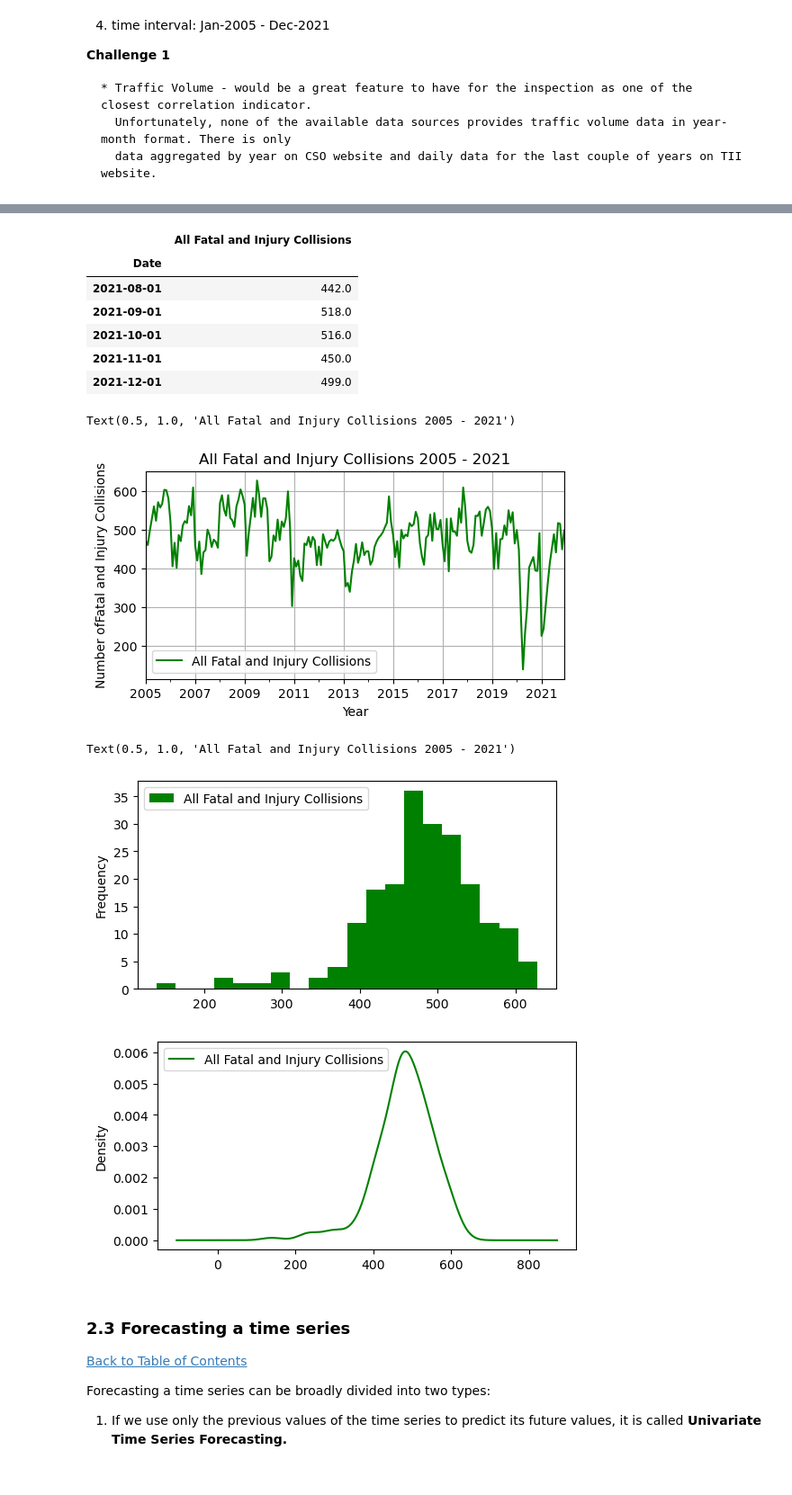
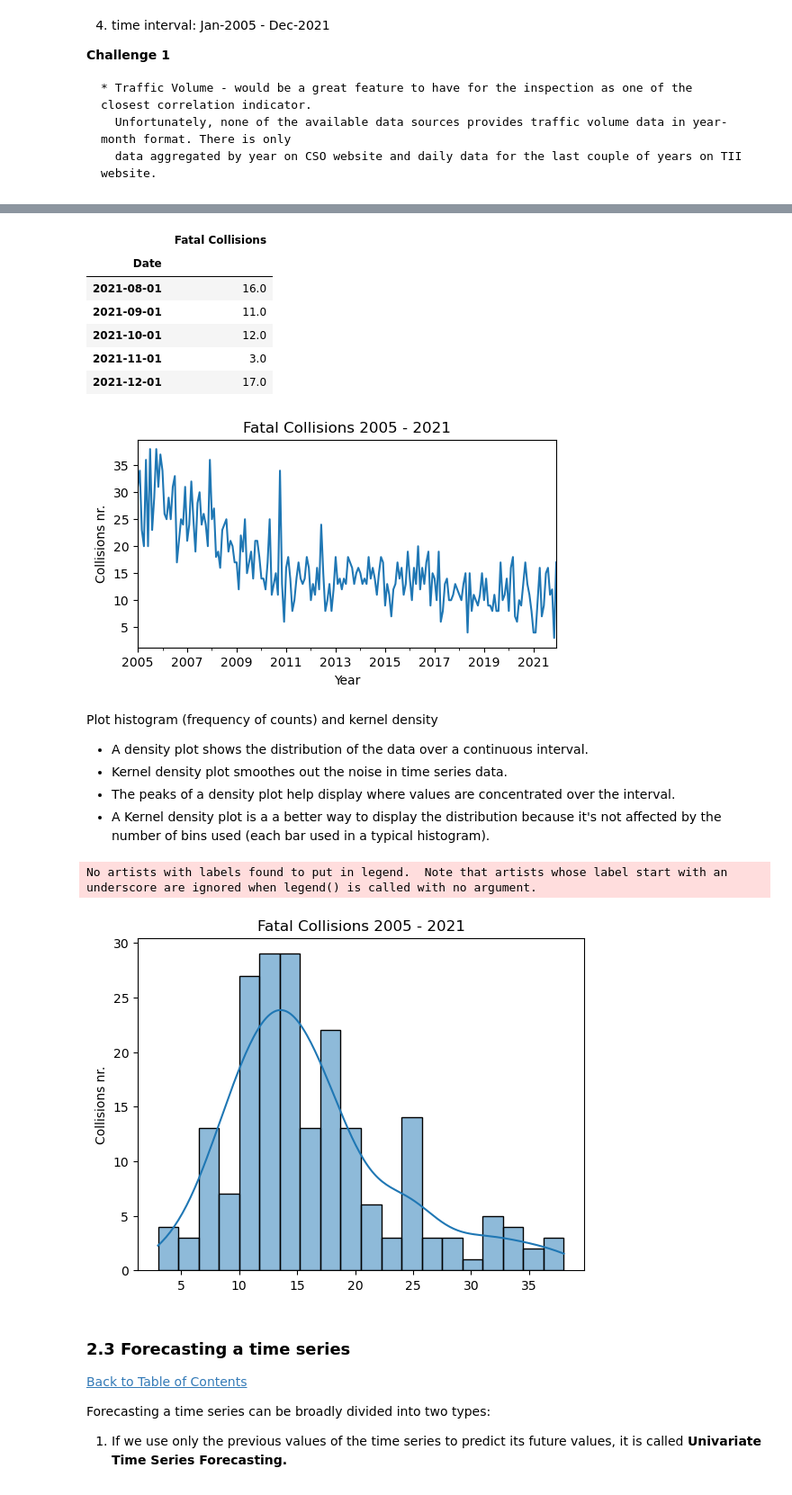
Before and after one commit to Natidhcp/CCT_MSc_DA_CA2, a Jupyter notebook: CA2.ipynb, the cells around one changed output, grey strips where cells are left out. Shown at 90% size. Cells and saved outputs as stored; diff of their text form; code cells hidden in the pictures.

```diff
--- a/CA2.ipynb
+++ b/CA2.ipynb
@@ -603,5 +753,5 @@ df['COUNTY'] = df['COUNTY'].str.title()
 # %%
-data = pd.read_csv('C:/Users/dmitri.iolchin/1_NAT/CA2/safety/by_county_2013_2023.csv')
+data = pd.read_csv('by_county_2013_2023.csv')
 grouped = data.groupby(['County', 'Statistic Label'])['VALUE'].sum().unstack()
 grouped['% Killed'] = round(grouped['Killed Casualities']/grouped['Fatal Collisions'],2)
 # Reset index
@@ -690,3 +823,0 @@ To explore available trends, dependencies and create a deep understanding of ava
-# %%
-grouped = dfm.groupby(['Date', 'Statistic'])['value'].sum().unstack()
-grouped.info()
@@ -744,50 +851,39 @@ A time series is composed of mainly trend, seasonality, and noise. We will take
 # %%
-df = pd.DataFrame(grouped, columns = ['All Fatal and Injury Collisions'])
+df = pd.DataFrame(grouped, columns = ['Fatal Collisions'])
 df.tail()
 # %% [output]
-|  | All Fatal and Injury Collisions |
+|  | Fatal Collisions |
 | Date |  |
-| 2021-08-01 | 442.0 |
-| 2021-09-01 | 518.0 |
-| 2021-10-01 | 516.0 |
-| 2021-11-01 | 450.0 |
-| 2021-12-01 | 499.0 |
+| 2021-08-01 | 16.0 |
+| 2021-09-01 | 11.0 |
+| 2021-10-01 | 12.0 |
+| 2021-11-01 | 3.0 |
+| 2021-12-01 | 17.0 |
 # %%
 # Plot the time series
-plot.style.use('default')
-ax = df.plot(color='green', grid=True, figsize=(6,3))
+ax = df.plot( figsize=(6,3))
 ax.set_xlabel('Year')
-ax.set_ylabel('Number ofFatal and Injury Collisions')
-ax.set_title('All Fatal and Injury Collisions 2005 - 2021')
+ax.set_ylabel('Collisions nr.')
+ax.set_title('Fatal Collisions 2005 - 2021')
+ax.legend().remove()
+plt.show()
 # %% [output]
-Text(0.5, 1.0, 'All Fatal and Injury Collisions 2005 - 2021')
-[figure, old version]
+[figure, new version]
+# %% [markdown]
+Plot histogram (frequency of counts) and kernel density
+* A density plot shows the distribution of the data over a continuous interval.
+* Kernel density plot smoothes out the noise in time series data.
+* The peaks of a density plot help display where values are concentrated over the interval.
+* A Kernel density plot is a a better way to display the distribution because it's not affected by the number of bins used (each bar used in a typical histogram).
 # %%
-# Plot
-
-plot.style.use('default')
-
-plot.show()
-
-
-# Plot histogram (frequency of counts), change num of bins to see different plots
-df.plot(kind='hist', bins=20, color='green',figsize=(6,3))
-
-# Calculate kernel density plot
-# A density plot shows the distribution of the data over a continuous interval.
-# Kernel density plot smoothes out the noise in time series data.
-# The peaks of a density plot help display where values are concentrated over the interval.
-# A Kernel density plot is a a better way to display the distribution because it's not affected by
-# the number of bins used (each bar used in a typical histogram).
-df.plot(kind='kde', color="green", grid=False,figsize=(6,3))
-
-ax.set_xlabel('Date')
-ax.set_ylabel('All Fatal and Injury Collisions')
-ax.set_title('All Fatal and Injury Collisions 2005 - 2021')
+ax = sns.histplot(df, kde=True,bins=20)
+ax.set_ylabel('Collisions nr.')
+ax.set_title('Fatal Collisions 2005 - 2021')
+ax.legend().remove()
+plt.show()
 # %% [output]
-Text(0.5, 1.0, 'All Fatal and Injury Collisions 2005 - 2021')
+No artists with labels found to put in legend.  Note that artists whose label start with an underscore are ignored when legend() is called with no argument.
-[figure, old version]
+[figure, new version]
-[figure, removed]
 # %% [markdown]
 <a class="anchor" id="2.3"></a>
 ### 2.3 Forecasting a time series
```
Also changed, not shown: parts of 203 cells of this notebook.
